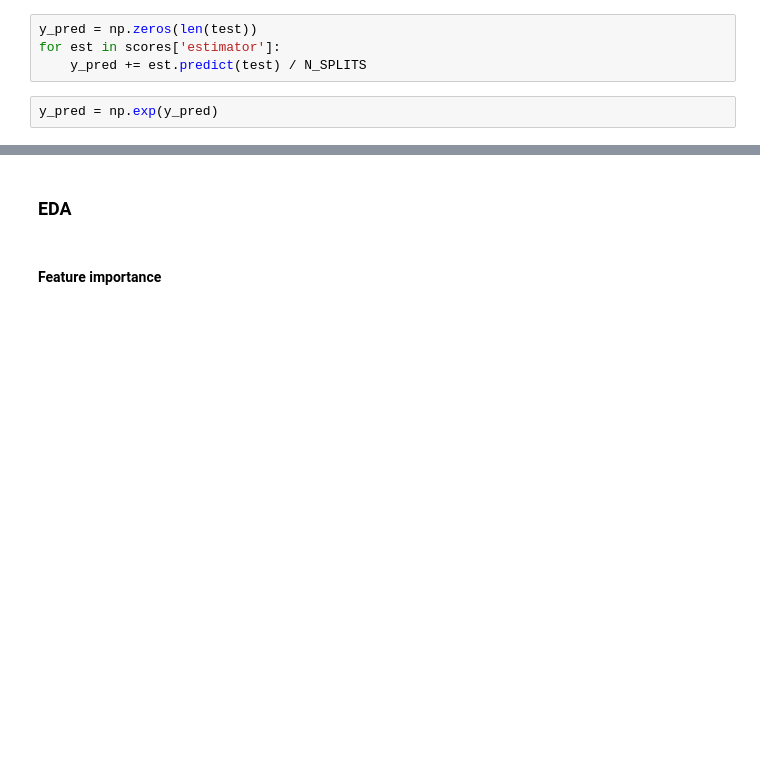
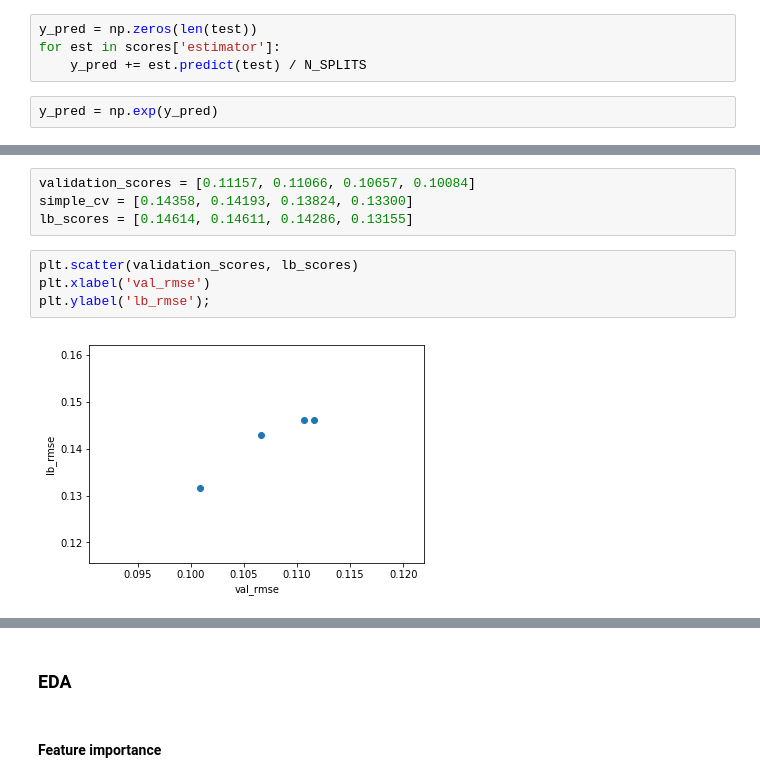
Before and after one commit to ademyanchuk/fasta_ml_course, a Jupyter notebook: lesson1-house_price.ipynb, the cells around one changed output, grey strips where cells are left out. Saved outputs shown, nothing was run; the diff lists cells and outputs as text; blank space fills up the shorter version.

```diff
--- a/lesson1-house_price.ipynb
+++ b/lesson1-house_price.ipynb
@@ -395,0 +487,10 @@ y_pred = np.exp(y_pred)
+# %%
+validation_scores = [0.11157, 0.11066, 0.10657, 0.10084]
+simple_cv = [0.14358, 0.14193, 0.13824, 0.13300]
+lb_scores = [0.14614, 0.14611, 0.14286, 0.13155]
+# %%
+plt.scatter(validation_scores, lb_scores)
+plt.xlabel('val_rmse')
+plt.ylabel('lb_rmse');
+# %% [output]
+[figure, added]
```
Also changed, not shown: parts of 56 cells of this notebook.
